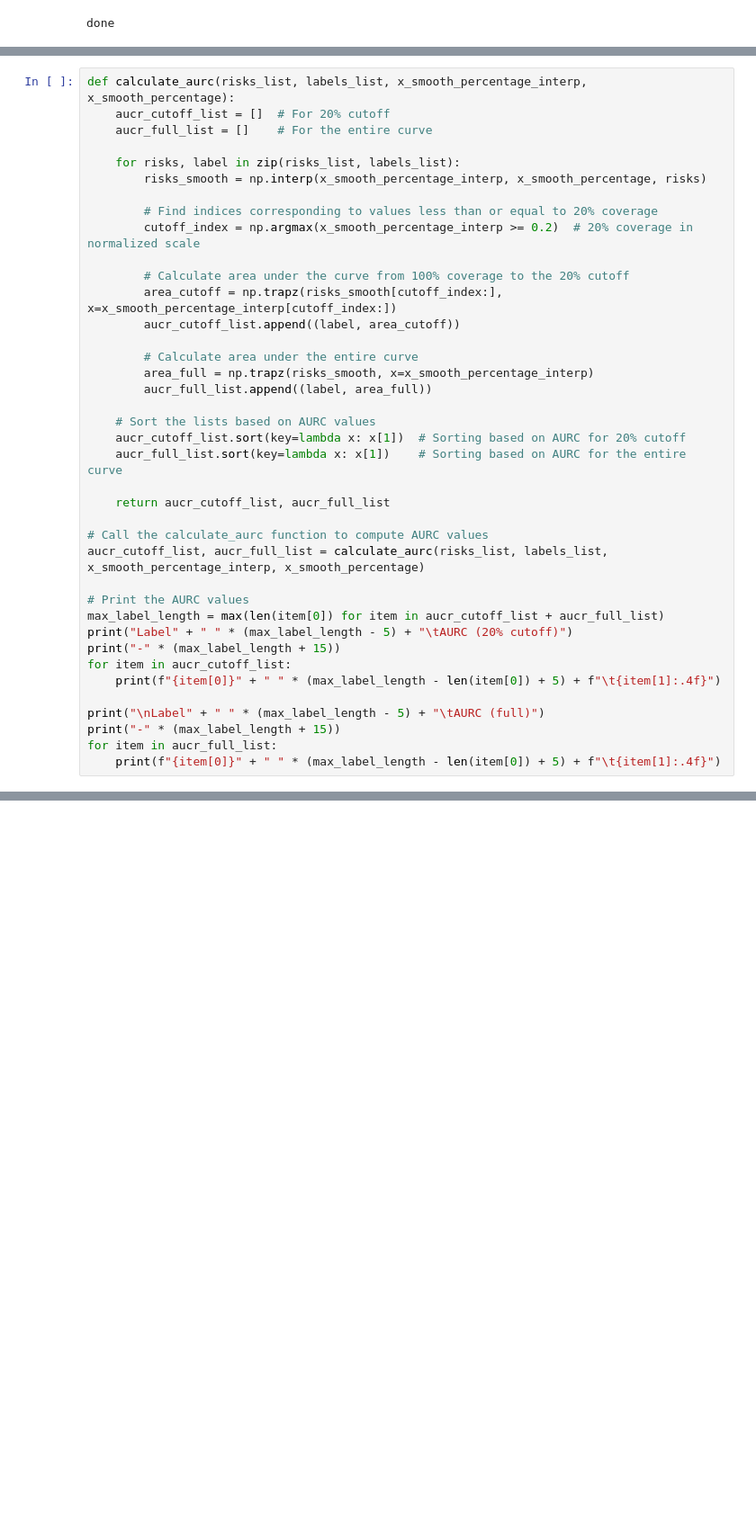
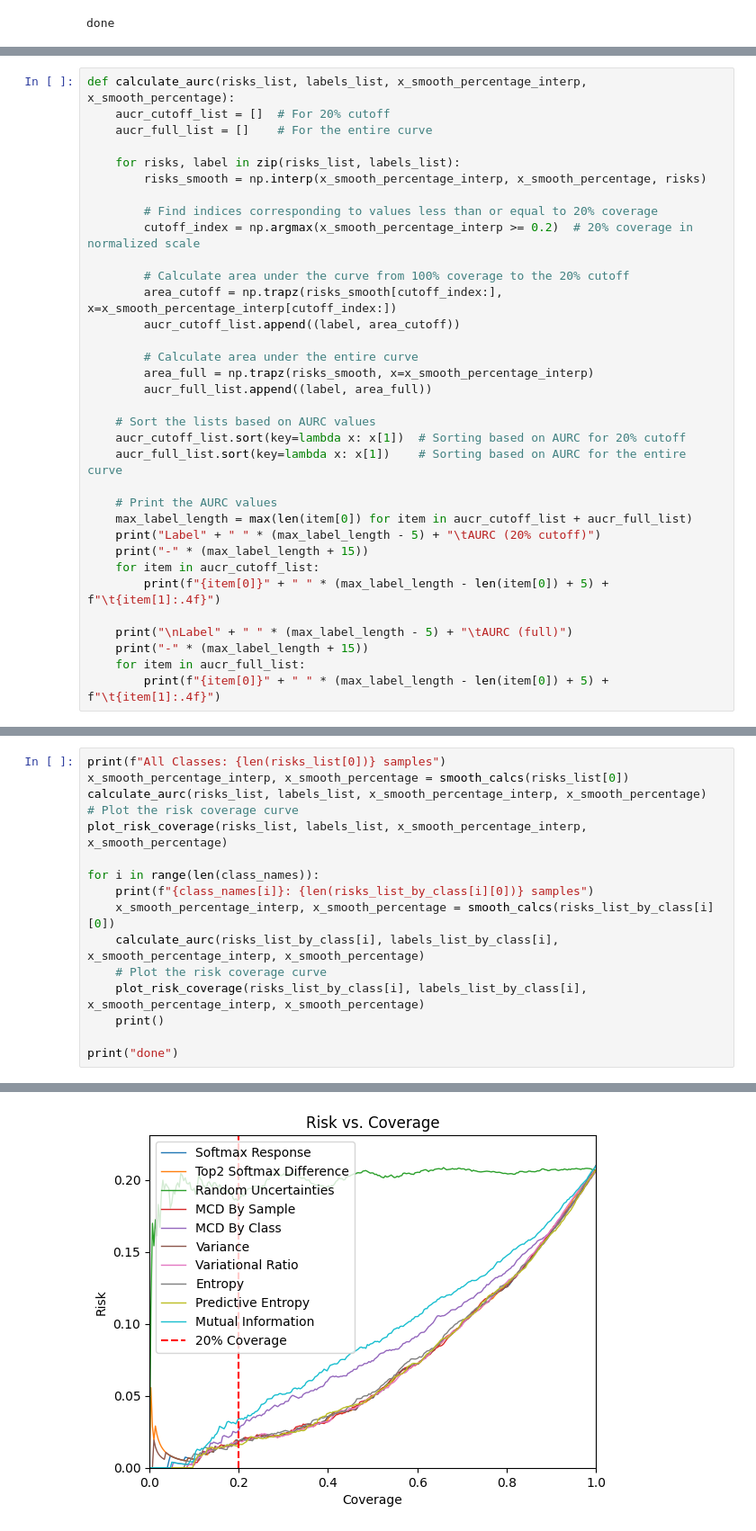
Before and after one commit to euandocking/DSC-uncertainty-quantification-evaluation, a Jupyter notebook: PyTorch_Uncertainty__Quantification_Evaluation.ipynb, the cells around one changed output, grey strips where cells are left out. Shown at 90% size. Drawn from its saved outputs; the diff is of its cells as text; blank space fills up the shorter version.

Commit message:
RC Curves per class with descriptions

```diff
--- a/PyTorch_Uncertainty__Quantification_Evaluation.ipynb
+++ b/PyTorch_Uncertainty__Quantification_Evaluation.ipynb
@@ -1037,19 +1181,14 @@ def calculate_aurc(risks_list, labels_list, x_smooth_percentage_interp, x_smooth
     aucr_cutoff_list.sort(key=lambda x: x[1])  # Sorting based on AURC for 20% cutoff
     aucr_full_list.sort(key=lambda x: x[1])    # Sorting based on AURC for the entire curve
 
-    return aucr_cutoff_list, aucr_full_list
+    # Print the AURC values
+    max_label_length = max(len(item[0]) for item in aucr_cutoff_list + aucr_full_list)
+    print("Label" + " " * (max_label_length - 5) + "\tAURC (20% cutoff)")
+    print("-" * (max_label_length + 15))
+    for item in aucr_cutoff_list:
+        print(f"{item[0]}" + " " * (max_label_length - len(item[0]) + 5) + f"\t{item[1]:.4f}")
 
-# Call the calculate_aurc function to compute AURC values
-aucr_cutoff_list, aucr_full_list = calculate_aurc(risks_list, labels_list, x_smooth_percentage_interp, x_smooth_percentage)
-
-# Print the AURC values
-max_label_length = max(len(item[0]) for item in aucr_cutoff_list + aucr_full_list)
-print("Label" + " " * (max_label_length - 5) + "\tAURC (20% cutoff)")
-print("-" * (max_label_length + 15))
-for item in aucr_cutoff_list:
-    print(f"{item[0]}" + " " * (max_label_length - len(item[0]) + 5) + f"\t{item[1]:.4f}")
-
-print("\nLabel" + " " * (max_label_length - 5) + "\tAURC (full)")
-print("-" * (max_label_length + 15))
-for item in aucr_full_list:
-    print(f"{item[0]}" + " " * (max_label_length - len(item[0]) + 5) + f"\t{item[1]:.4f}")
+    print("\nLabel" + " " * (max_label_length - 5) + "\tAURC (full)")
+    print("-" * (max_label_length + 15))
+    for item in aucr_full_list:
+        print(f"{item[0]}" + " " * (max_label_length - len(item[0]) + 5) + f"\t{item[1]:.4f}")
@@ -1105,0 +1261,17 @@ done
+# %%
+print(f"All Classes: {len(risks_list[0])} samples")
+x_smooth_percentage_interp, x_smooth_percentage = smooth_calcs(risks_list[0])
+calculate_aurc(risks_list, labels_list, x_smooth_percentage_interp, x_smooth_percentage)
+# Plot the risk coverage curve
+plot_risk_coverage(risks_list, labels_list, x_smooth_percentage_interp, x_smooth_percentage)
+
+for i in range(len(class_names)):
+    print(f"{class_names[i]}: {len(risks_list_by_class[i][0])} samples")
+    x_smooth_percentage_interp, x_smooth_percentage = smooth_calcs(risks_list_by_class[i][0])
+    calculate_aurc(risks_list_by_class[i], labels_list_by_class[i], x_smooth_percentage_interp, x_smooth_percentage)
+    # Plot the risk coverage curve
+    plot_risk_coverage(risks_list_by_class[i], labels_list_by_class[i], x_smooth_percentage_interp, x_smooth_percentage)
+    print()
+
+print("done")
+# %% [output]
@@ -1105,0 +1295 @@ done
+[figure, added]
```
Also changed, not shown: parts of 20 cells of this notebook.
